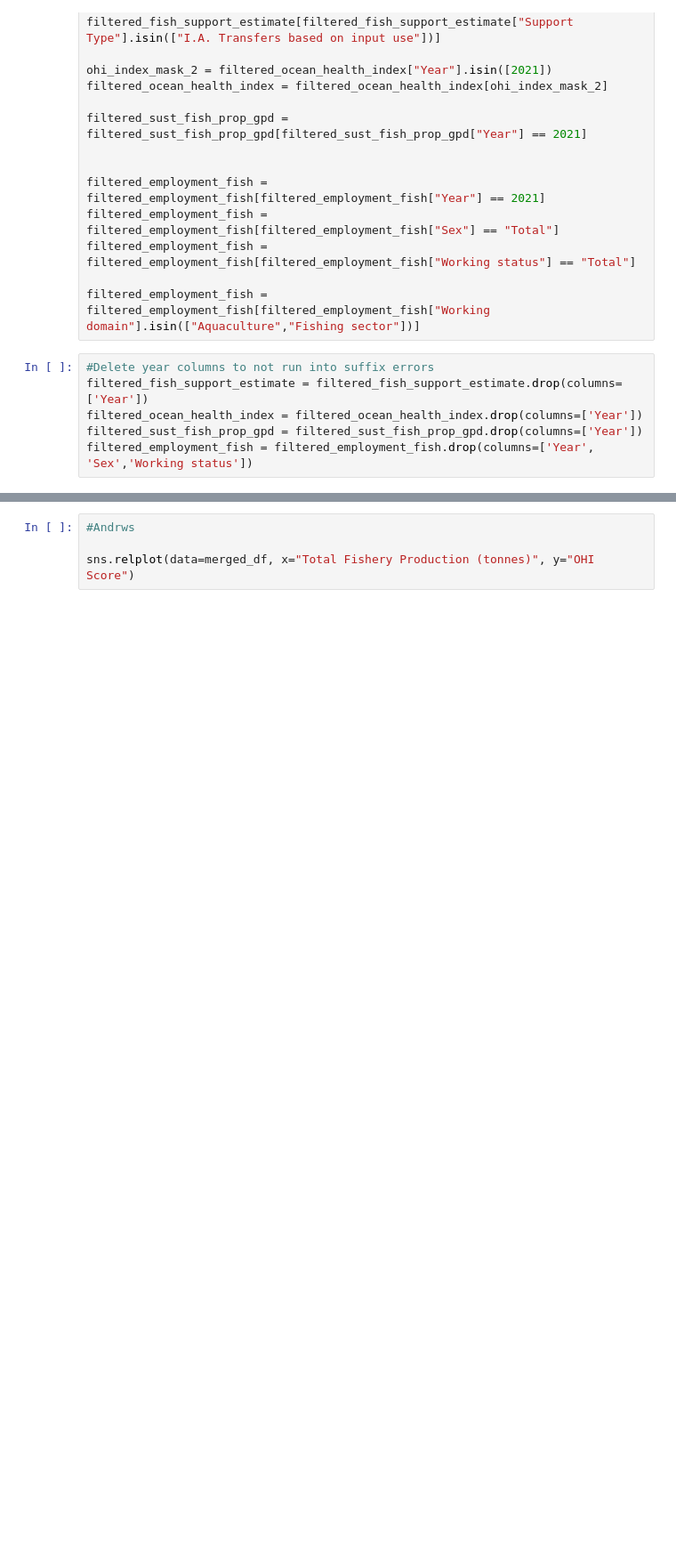
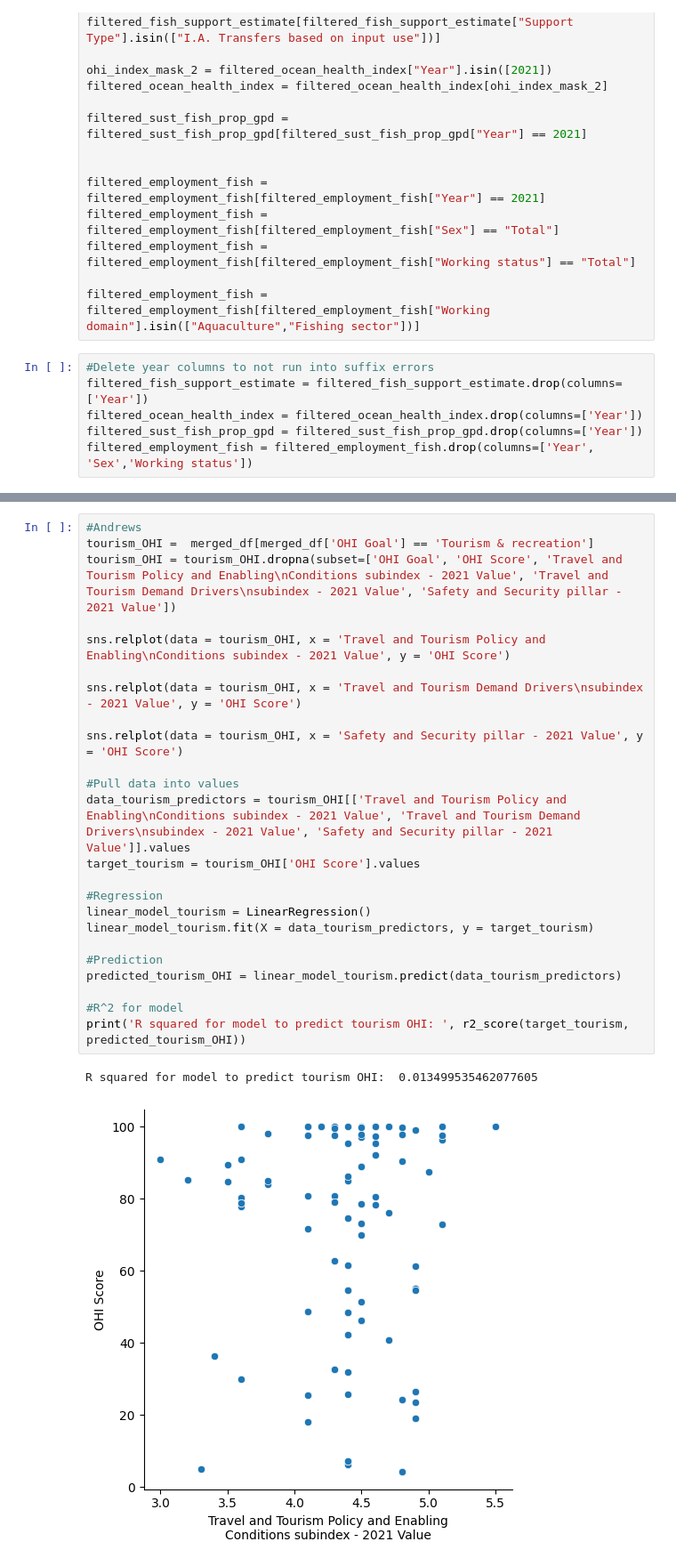
Before and after one commit to william-sharp/cs_216_project, a Jupyter notebook: CS216_Colab_Notebook.ipynb, the cells around one changed output, grey strips where cells are left out. Shown: that part at 89% size. Drawn from its saved outputs; the diff is of its cells as text; blank space fills up the shorter version.

```diff
--- a/CS216_Colab_Notebook.ipynb
+++ b/CS216_Colab_Notebook.ipynb
@@ -118,5 +128,28 @@ merged_df
 783 rows × 57 columns
-# %%
-#Andrws
-
-sns.relplot(data=merged_df, x="Total Fishery Production (tonnes)", y="OHI Score")
+# %%
+#Andrews
+tourism_OHI =  merged_df[merged_df['OHI Goal'] == 'Tourism & recreation']
+tourism_OHI = tourism_OHI.dropna(subset=['OHI Goal', 'OHI Score', 'Travel and Tourism Policy and Enabling\nConditions subindex - 2021 Value', 'Travel and Tourism Demand Drivers\nsubindex - 2021 Value', 'Safety and Security pillar - 2021 Value'])
+
+sns.relplot(data = tourism_OHI, x = 'Travel and Tourism Policy and Enabling\nConditions subindex - 2021 Value', y = 'OHI Score')
+
+sns.relplot(data = tourism_OHI, x = 'Travel and Tourism Demand Drivers\nsubindex - 2021 Value', y = 'OHI Score')
+
+sns.relplot(data = tourism_OHI, x = 'Safety and Security pillar - 2021 Value', y = 'OHI Score')
+
+#Pull data into values
+data_tourism_predictors = tourism_OHI[['Travel and Tourism Policy and Enabling\nConditions subindex - 2021 Value', 'Travel and Tourism Demand Drivers\nsubindex - 2021 Value', 'Safety and Security pillar - 2021 Value']].values
+target_tourism = tourism_OHI['OHI Score'].values
+
+#Regression
+linear_model_tourism = LinearRegression()
+linear_model_tourism.fit(X = data_tourism_predictors, y = target_tourism)
+
+#Prediction
+predicted_tourism_OHI = linear_model_tourism.predict(data_tourism_predictors)
+
+#R^2 for model
+print('R squared for model to predict tourism OHI: ', r2_score(target_tourism, predicted_tourism_OHI))
+# %% [output]
+R squared for model to predict tourism OHI:  0.013499535462077605
+[figure, added]
```
Also changed, not shown: parts of 8 cells of this notebook.
